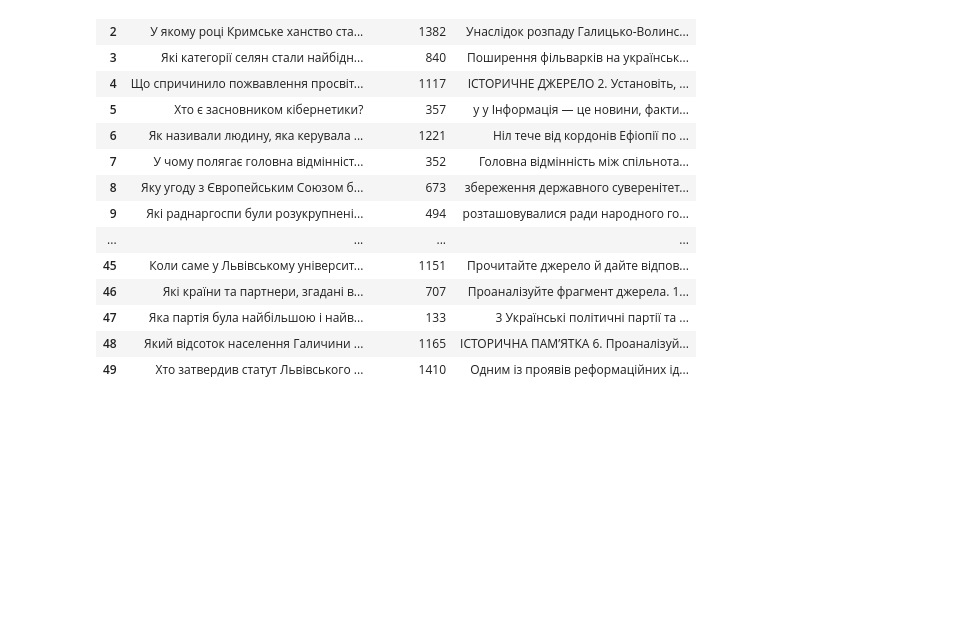
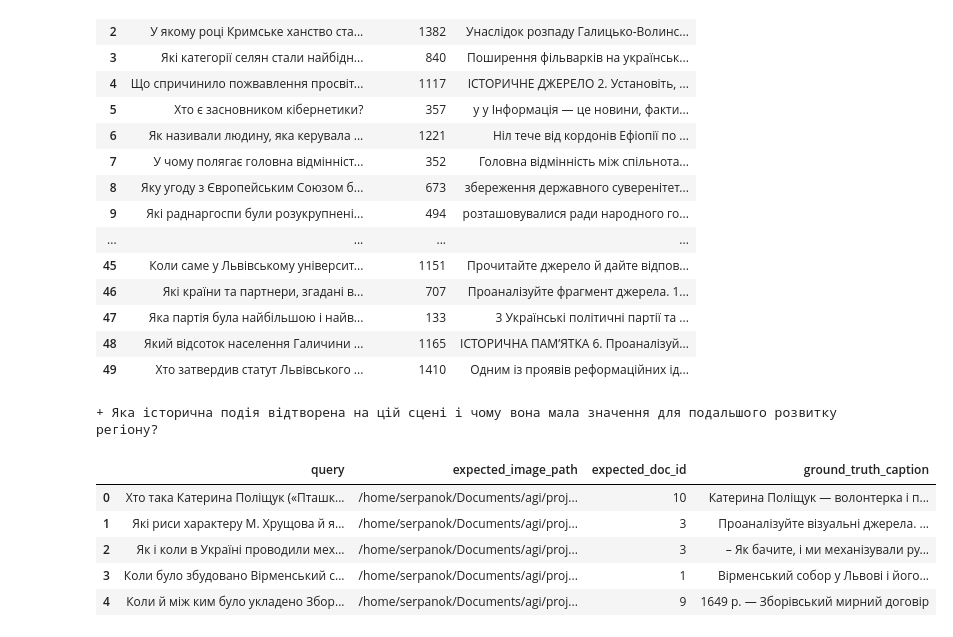
Before and after one commit to serpanchyk/UA_history_assistant_RAG, a Jupyter notebook: notebooks/prepare_dataset.ipynb, the cells around one changed output. Cells and saved outputs as stored; diff of their text form; code cells hidden in the pictures; blank space fills up the shorter version.

```diff
--- a/notebooks/prepare_dataset.ipynb
+++ b/notebooks/prepare_dataset.ipynb
@@ -66,3 +66,62 @@ df_eval.head(50)
 | 49 | Хто затвердив статут Львівського ... | 1410 | Одним із проявів реформаційних ід... |
 # %%
 df_eval.to_parquet(settings.DFS_PATH / 'eval_texts.parquet')
+# %%
+images_df = read_parquet(settings.IMAGES_DF_PATH)
+
+valid_images = images_df[
+    (images_df['caption'].str.len() > 20) &
+    (images_df['caption'] != 'Зображення без опису')
+].copy()
+
+sample_images = valid_images.sample(min(50, len(valid_images)))
+
+image_eval_data = []
+
+print(f"Generating queries for {len(sample_images)} images...")
+
+for _, row in sample_images.iterrows():
+    caption = row['caption']
+
+    prompt = f"""
+    Опис зображення з підручника історії:
+    "{caption}"
+
+    Твоє завдання: Сформулюй питання учня, відповідь на яке стосується події, особи чи об'єкта з цього опису.
+
+    Правила:
+    1. НЕ вживай слова "фото", "зображення", "картинка", "покажи".
+    2. Питання має бути про історію (хто це? що відбувається? коли це було?).
+    3. Уяви, що це зображення буде ідеальним доповненням до відповіді на це питання.
+
+    Приклад:
+    Опис: "Богдан Хмельницький в'їжджає до Києва, 1648 рік"
+    Питання: "Як зустрічали гетьмана після перших перемог Національно-визвольної війни?"
+
+    Твоє питання:
+    """
+
+    try:
+        q = llm_gen.invoke(prompt).content.strip()
+
+        image_eval_data.append({
+            "query": q,
+            "expected_image_path": row['path'],
+            "expected_doc_id": row['doc_id'],
+            "ground_truth_caption": caption
+        })
+        print(f"+ {q}")
+    except Exception as e:
+        print(f"Error: {e}")
+# %% [output]
++ Яка історична подія відтворена на цій сцені і чому вона мала значення для подальшого розвитку регіону?
+# %%
+df_image_eval = pd.DataFrame(image_eval_data)
+df_image_eval.head()
+# %% [output]
+|  | query | expected_image_path | expected_doc_id | ground_truth_caption |
+| 0 | Хто така Катерина Поліщук («Пташк... | /home/serpanok/Documents/agi/proj... | 10 | Катерина Поліщук — волонтерка і п... |
+| 1 | Які риси характеру М. Хрущова й я... | /home/serpanok/Documents/agi/proj... | 3 | Проаналізуйте візуальні джерела. ... |
+| 2 | Як і коли в Україні проводили мех... | /home/serpanok/Documents/agi/proj... | 3 | – Як бачите, і ми механізували ру... |
+| 3 | Коли було збудовано Вірменський с... | /home/serpanok/Documents/agi/proj... | 1 | Вірменський собор у Львові і його... |
+| 4 | Коли й між ким було укладено Збор... | /home/serpanok/Documents/agi/proj... | 9 | 1649 р. — Зборівський мирний договір |
```
Also changed, not shown: parts of 1 cell of this notebook, 6 other files.
